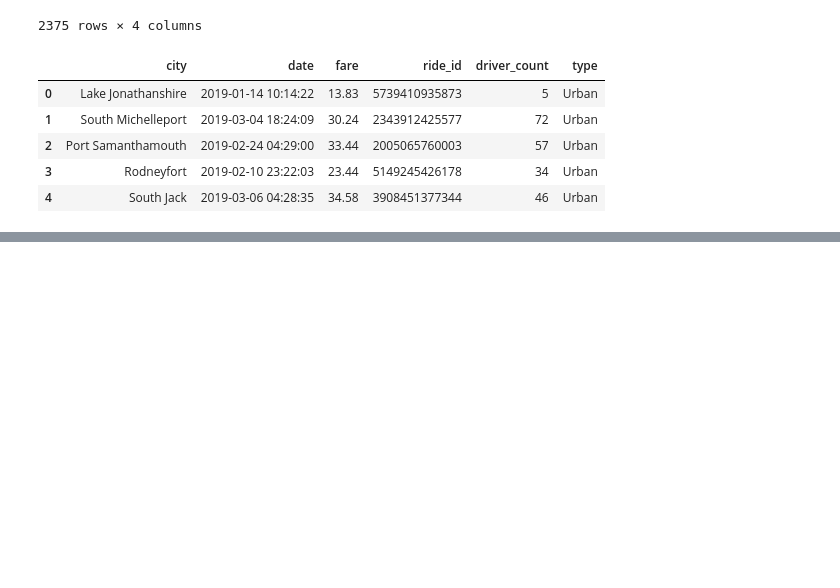
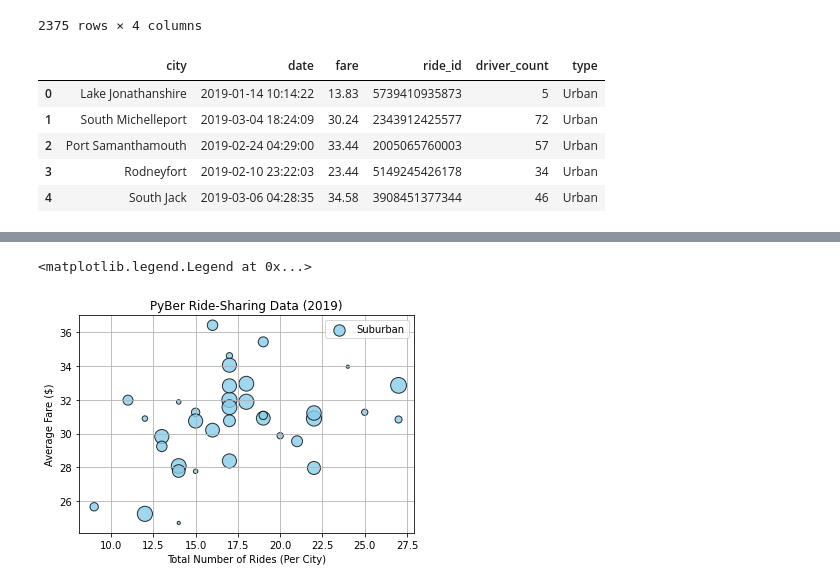
Before and after one commit to michaelfoz/PyBer_Analysis, a Jupyter notebook: PyBer.ipynb, the cells around one changed output, grey strips where cells are left out. Saved outputs shown, nothing was run; the diff lists cells and outputs as text; code cells hidden in the pictures; blank space fills up the shorter version.

```diff
--- a/PyBer.ipynb
+++ b/PyBer.ipynb
@@ -286,0 +328,4 @@ pyber_data_df.head()
+# %%
+# Create the Surburban city Dataframe.
+suburban_cities_df = pyber_data_df[pyber_data_df["type"] == "Suburban"]
+suburban_cities_df
@@ -286,0 +384,6 @@ pyber_data_df.head()
+# %%
+# Using the same approach, we can create the suburban_ride_count and the rural_ride_count Series. To do so, add the following code to a new cell and run the cell.
+
+# Create the suburban and rural ride count.
+suburban_ride_count = suburban_cities_df.groupby(["city"]).count()["ride_id"]
+rural_ride_count = rural_cities_df.groupby(["city"]).count()["ride_id"]
@@ -286,0 +434,6 @@ pyber_data_df.head()
+# %%
+# Using the same approach, we can calculate the average fare for suburban and rural cities. Add the following code to a new cell.
+
+# Get average fare for each city in the suburban and rural cities.
+suburban_avg_fare = suburban_cities_df.groupby(["city"]).mean()["fare"]
+rural_avg_fare = rural_cities_df.groupby(["city"]).mean()["fare"]
@@ -286,0 +464,8 @@ pyber_data_df.head()
+# %%
+# We can repurpose our code and change the variables to calculate the average number of drivers for suburban and rural cities.
+
+# Add the following code to a new cell and run the cell.
+
+# Get the average number of drivers for each city for the suburban and rural cities.
+suburban_driver_count = suburban_cities_df.groupby(["city"]).mean()["driver_count"]
+rural_driver_count = rural_cities_df.groupby(["city"]).mean()["driver_count"]
@@ -286,0 +545,20 @@ pyber_data_df.head()
+# %%
+# Now that we know what the final individual bubble chart should look like, we can repurpose the code and change some variables to create the suburban cities bubble chart.
+
+# Let's create the same bubble chart as we did for the urban cities chart but change the color to sky blue.
+
+# Build the scatter plots for suburban cities.
+plt.scatter(suburban_ride_count,
+      suburban_avg_fare,
+      s=10*suburban_driver_count, c="skyblue",
+      edgecolor="black", linewidths=1,
+      alpha=0.8, label="Suburban")
+plt.title("PyBer Ride-Sharing Data (2019)")
+plt.ylabel("Average Fare ($)")
+plt.xlabel("Total Number of Rides (Per City)")
+plt.grid(True)
+# Add the legend.
+plt.legend()
+# %% [output]
+<matplotlib.legend.Legend at 0x...>
+[figure, added]
```
Also changed, not shown: parts of 61 cells of this notebook.
